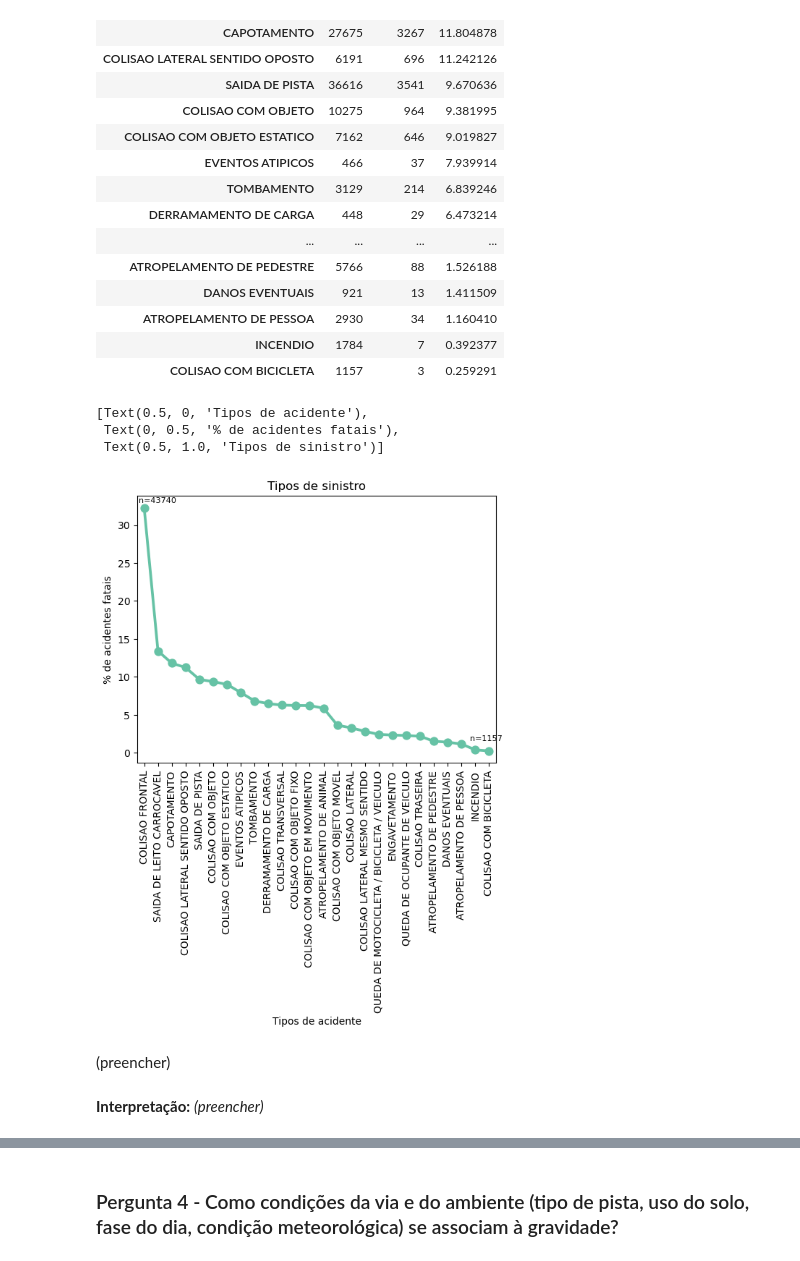
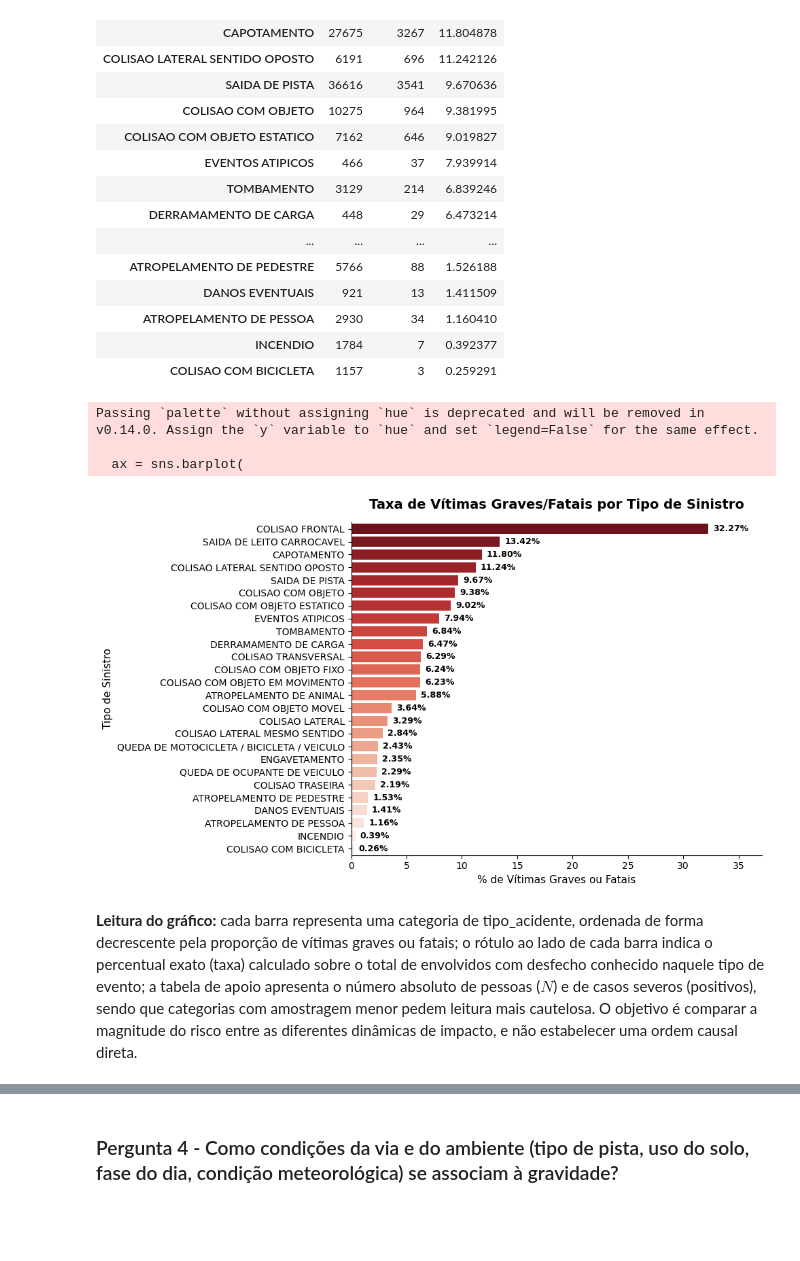
Before and after one commit to ju-caju/analise-seguranca-veicular-prf, a Jupyter notebook: notebooks/relatorio-final.ipynb, the cells around one changed output, grey strips where cells are left out. Saved outputs shown, nothing was run; the diff lists cells and outputs as text; code cells hidden in the pictures; blank space fills up the shorter version.

Commit message:
troca de gráfico e adicionando os textos

```diff
--- a/notebooks/relatorio-final.ipynb
+++ b/notebooks/relatorio-final.ipynb
@@ -403,33 +406,37 @@ taxa_tipo_acidente
 | ATROPELAMENTO DE PESSOA | 2930 | 34 | 1.160410 |
 | INCENDIO | 1784 | 7 | 0.392377 |
 | COLISAO COM BICICLETA | 1157 | 3 | 0.259291 |
-# %%
-ultimo_indice = len(taxa_tipo_acidente) - 1
-ax = sns.pointplot(
-    data=taxa_tipo_acidente.reset_index(),
-    x="tipo_acidente", y="taxa",
-)
-for x, (_, linha) in enumerate(taxa_tipo_acidente.iterrows()):
-    if (x == 0):
-        ax.annotate(f"n={int(linha['n'])}", (x, linha["taxa"]), textcoords="offset points",
-                    xytext=(13, 5), ha="center", fontsize=8)
-    if (x == ultimo_indice):
-        ax.annotate(f"n={int(linha['n'])}", (x, linha["taxa"]), textcoords="offset points",
-                    xytext=(-3, 10), ha="center", fontsize=8)
-
-ax.tick_params(axis='x', rotation=90)
-
-ax.set(
-    xlabel="Tipos de acidente",
-    ylabel="% de acidentes fatais",
-    title="Tipos de sinistro",
-)
-# %% [output]
-[Text(0.5, 0, 'Tipos de acidente'),
- Text(0, 0.5, '% de acidentes fatais'),
- Text(0.5, 1.0, 'Tipos de sinistro')]
-[figure, removed]
-# %% [markdown]
-(preencher)
-# %% [markdown]
-**Interpretação:** *(preencher)*
+# %%
+plt.figure(figsize=(10, 6))
+
+ax = sns.barplot(
+    data=taxa_tipo_acidente.reset_index(),
+    x="taxa",
+    y="tipo_acidente",
+    palette="Reds_r"
+)
+
+for p in ax.patches:
+    width = p.get_width()
+    ax.annotate(
+        f'{width:.2f}%',
+        (width, p.get_y() + p.get_height() / 2.),
+        ha='left', va='center',
+        xytext=(5, 0), textcoords='offset points',
+        fontsize=9, fontweight='bold', color='black'
+    )
+
+plt.title("Taxa de Vítimas Graves/Fatais por Tipo de Sinistro", fontsize=14, fontweight='bold', pad=15)
+plt.xlabel("% de Vítimas Graves ou Fatais", fontsize=11)
+plt.ylabel("Tipo de Sinistro", fontsize=11)
+plt.xlim(0, max(taxa_tipo_acidente['taxa']) * 1.15)
+sns.despine()
+plt.tight_layout()
+plt.show()
+# %% [output]
+Passing `palette` without assigning `hue` is deprecated and will be removed in v0.14.0. Assign the `y` variable to `hue` and set `legend=False` for the same effect.
+
+  ax = sns.barplot(
+[figure, added]
+# %% [markdown]
+**Leitura do gráfico:** cada barra representa uma categoria de tipo_acidente, ordenada de forma decrescente pela proporção de vítimas graves ou fatais; o rótulo ao lado de cada barra indica o percentual exato (taxa) calculado sobre o total de envolvidos com desfecho conhecido naquele tipo de evento; a tabela de apoio apresenta o número absoluto de pessoas ($N$) e de casos severos (positivos), sendo que categorias com amostragem menor pedem leitura mais cautelosa. O objetivo é comparar a magnitude do risco entre as diferentes dinâmicas de impacto, e não estabelecer uma ordem causal direta.
```
Also changed, not shown: parts of 4 cells of this notebook.
